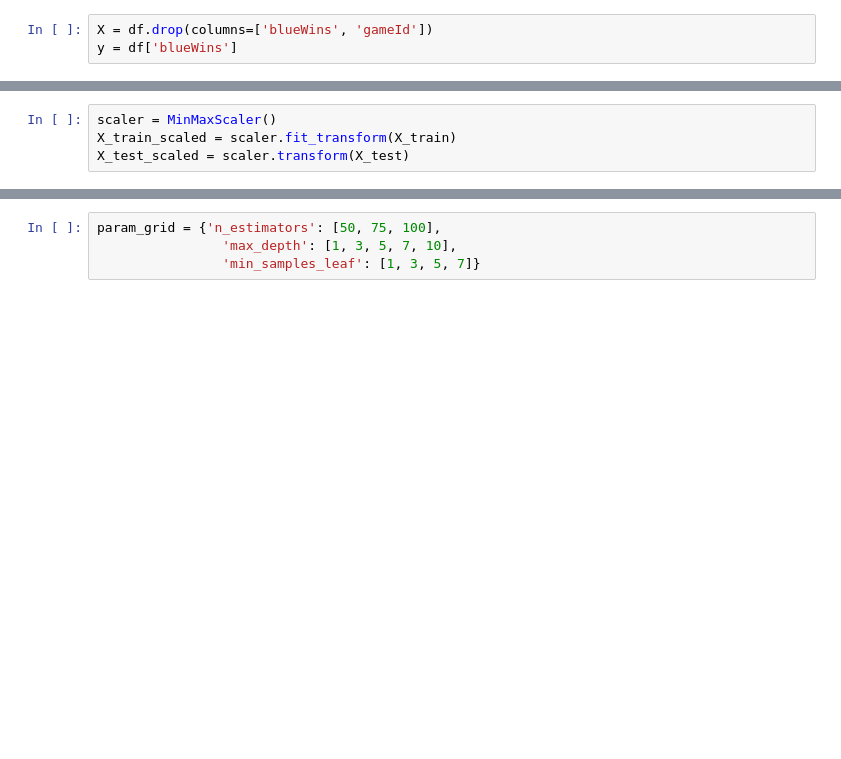
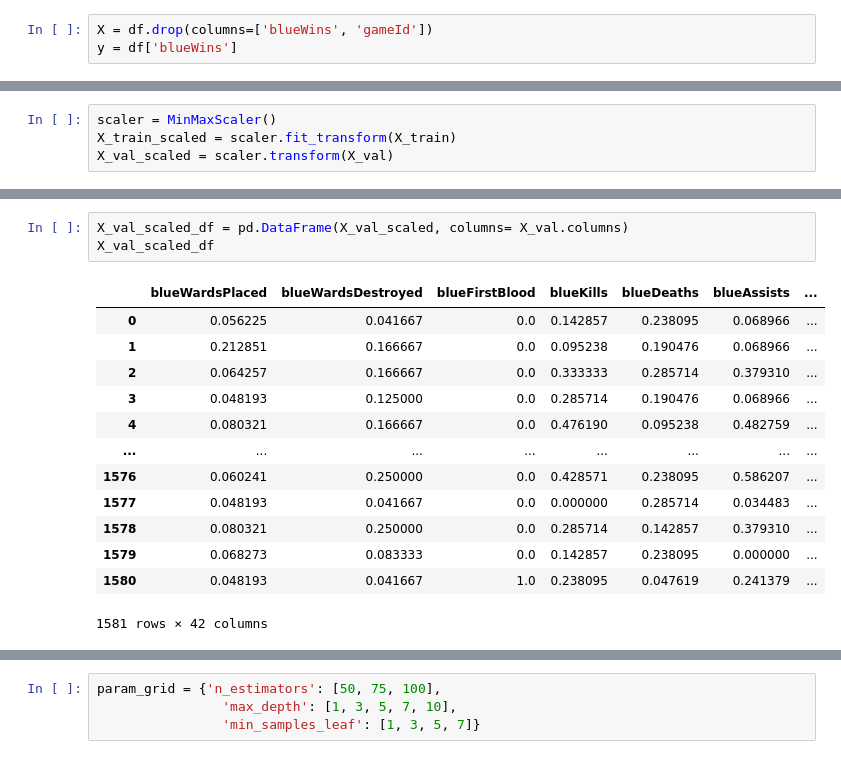
Before and after one commit to krvosen/bsc-phase-three-project, a Jupyter notebook: notebooks/exploratory/ross/Untitled.ipynb, the cells around one changed output, grey strips where cells are left out. Cells and saved outputs as stored; diff of their text form; blank space fills up the shorter version.

```diff
--- a/notebooks/exploratory/ross/Untitled.ipynb
+++ b/notebooks/exploratory/ross/Untitled.ipynb
@@ -83,4 +135,4 @@ X_train, X_test, y_train, y_test = train_test_split(X, y, test_size=0.20, random
 # %%
 scaler = MinMaxScaler()
 X_train_scaled = scaler.fit_transform(X_train)
-X_test_scaled = scaler.transform(X_test)
+X_val_scaled = scaler.transform(X_val)
@@ -121,3 +156,20 @@ X_train_scaled_df
+# %%
+X_val_scaled_df = pd.DataFrame(X_val_scaled, columns= X_val.columns)
+X_val_scaled_df
+# %% [output]
+|  | blueWardsPlaced | blueWardsDestroyed | blueFirstBlood | blueKills | blueDeaths | blueAssists | ... |
+| 0 | 0.056225 | 0.041667 | 0.0 | 0.142857 | 0.238095 | 0.068966 | ... |
+| 1 | 0.212851 | 0.166667 | 0.0 | 0.095238 | 0.190476 | 0.068966 | ... |
+| 2 | 0.064257 | 0.166667 | 0.0 | 0.333333 | 0.285714 | 0.379310 | ... |
+| 3 | 0.048193 | 0.125000 | 0.0 | 0.285714 | 0.190476 | 0.068966 | ... |
+| 4 | 0.080321 | 0.166667 | 0.0 | 0.476190 | 0.095238 | 0.482759 | ... |
+| ... | ... | ... | ... | ... | ... | ... | ... |
+| 1576 | 0.060241 | 0.250000 | 0.0 | 0.428571 | 0.238095 | 0.586207 | ... |
+| 1577 | 0.048193 | 0.041667 | 0.0 | 0.000000 | 0.285714 | 0.034483 | ... |
+| 1578 | 0.080321 | 0.250000 | 0.0 | 0.285714 | 0.142857 | 0.379310 | ... |
+| 1579 | 0.068273 | 0.083333 | 0.0 | 0.142857 | 0.238095 | 0.000000 | ... |
+| 1580 | 0.048193 | 0.041667 | 1.0 | 0.238095 | 0.047619 | 0.241379 | ... |
+1581 rows × 42 columns
 # %%
 
 rf = RandomForestClassifier(n_estimators=550,min_samples_leaf=0.31,random_state=42)
```
Also changed, not shown: parts of 63 cells of this notebook.
